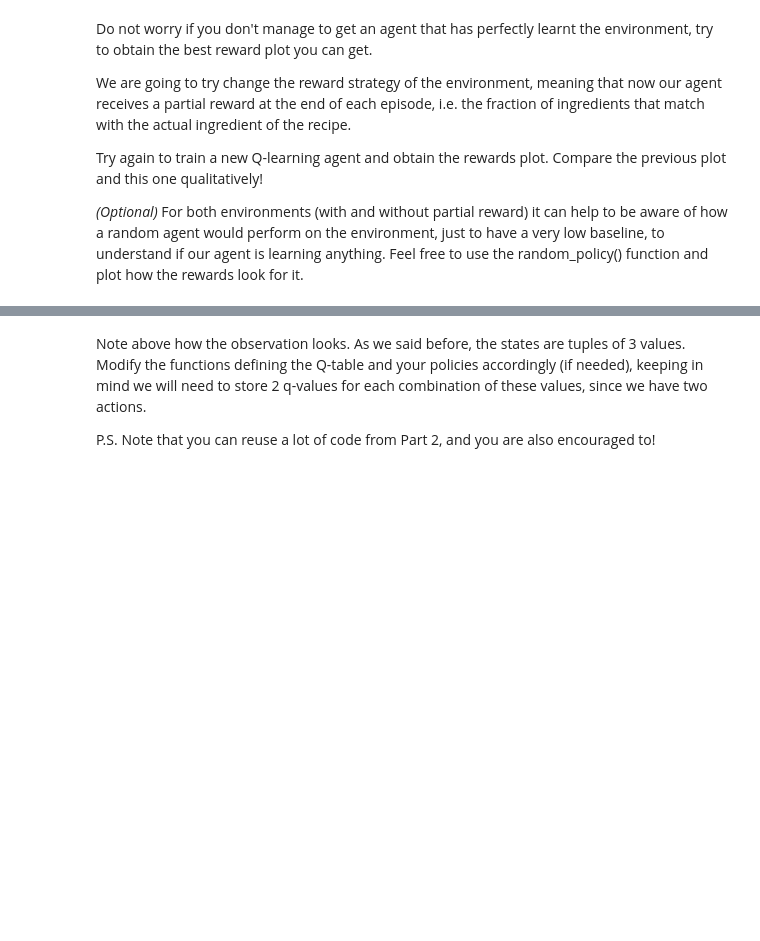
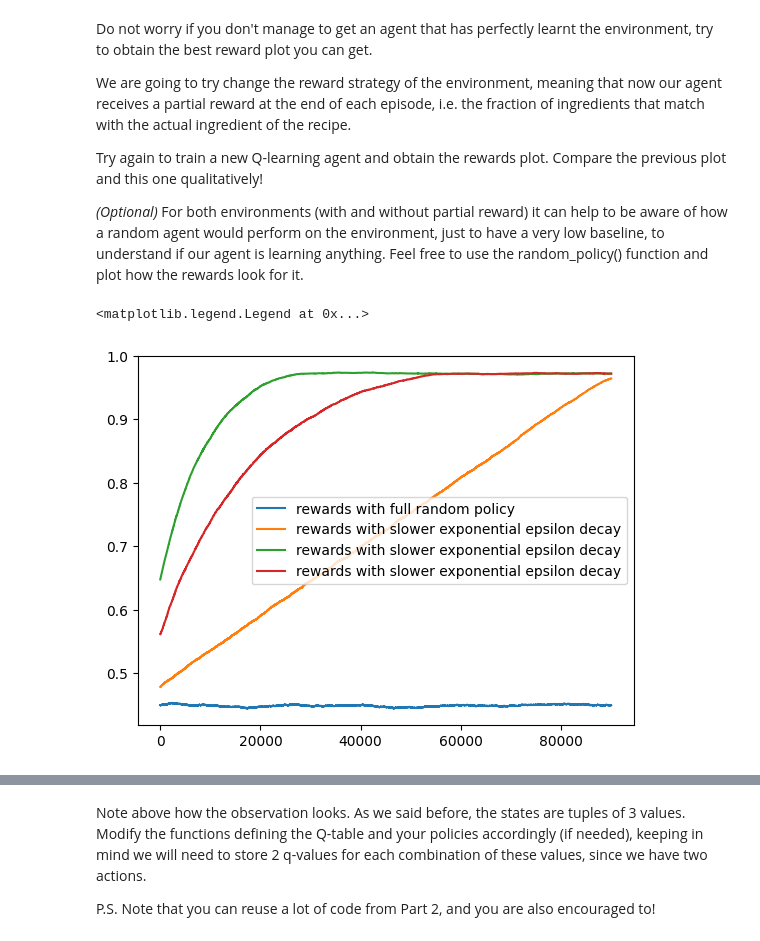
Before and after one commit to RaphBhz/NeuroSymbolicAI, a Jupyter notebook: Assignment1_RL.ipynb, the cells around one changed output, grey strips where cells are left out. Saved outputs shown, nothing was run; the diff lists cells and outputs as text; code cells hidden in the pictures; blank space fills up the shorter version.

```diff
--- a/Assignment1_RL.ipynb
+++ b/Assignment1_RL.ipynb
@@ -281,15 +300,15 @@ Note that in this case, actions will have different consequences depending on th
 In reality, the goal symbol is actually part of the state space. We keep it separate from the observation space though as it will be easier to index both with what the environment returns us.
 # %%
 def q_table(): #initialise the Q-table
-  Qtable = np.zeros(...)
+  Qtable = np.zeros((len(env.goals), len(env.observation_space), len(env.action_space)))
   return Qtable
 
-def greedy_policy(Qtable, ...): #choose the action with the highest Q-value
-  action = ...
+def greedy_policy(Qtable, state_idx): #choose the action with the highest Q-value
+  action = np.argmax(Qtable[env.word_for_goal][state_idx])
   return int(action)
 
-def epsilon_greedy_policy(Qtable, ...): #choose a random action with probability epsilon, otherwise choose the greedy action
-    ...
+def epsilon_greedy_policy(Qtable, state_idx, epsilon): #choose a random action with probability epsilon, otherwise choose the greedy action
+    return random_policy() if random.uniform(0, 1) <= epsilon else greedy_policy(Qtable, state_idx)
 
 def random_policy():
     return env.action_space.sample()
@@ -352,3 +399,20 @@ env = PancakeEnv(recipes, max_pancake_size=6, partial_reward=True)
+# %%
+env = PancakeEnv(recipes, max_pancake_size=6, partial_reward=True)
+
+"""Your code here"""
+r_random_with_partial = learn(random_epsilon)
+r_linear_with_partial = learn(linear_epsilon)
+r_exp_with_partial = learn(exp_epsilon)
+r_slower_exp_with_partial = learn(slower_exp_epsilon)
+
+plt.plot(moving_average(r_random_with_partial, 10000), label='rewards with full random policy')
+plt.plot(moving_average(r_linear_with_partial, 10000), label='rewards with slower exponential epsilon decay')
+plt.plot(moving_average(r_exp_with_partial, 10000), label='rewards with slower exponential epsilon decay')
+plt.plot(moving_average(r_slower_exp_with_partial, 10000), label='rewards with slower exponential epsilon decay')
+plt.legend()
+# %% [output]
+<matplotlib.legend.Legend at 0x...>
+[figure, added]
 # %% [markdown]
 
 # Part 3: Blackjack! (3 points)
```
Also changed, not shown: parts of 11 cells of this notebook.
